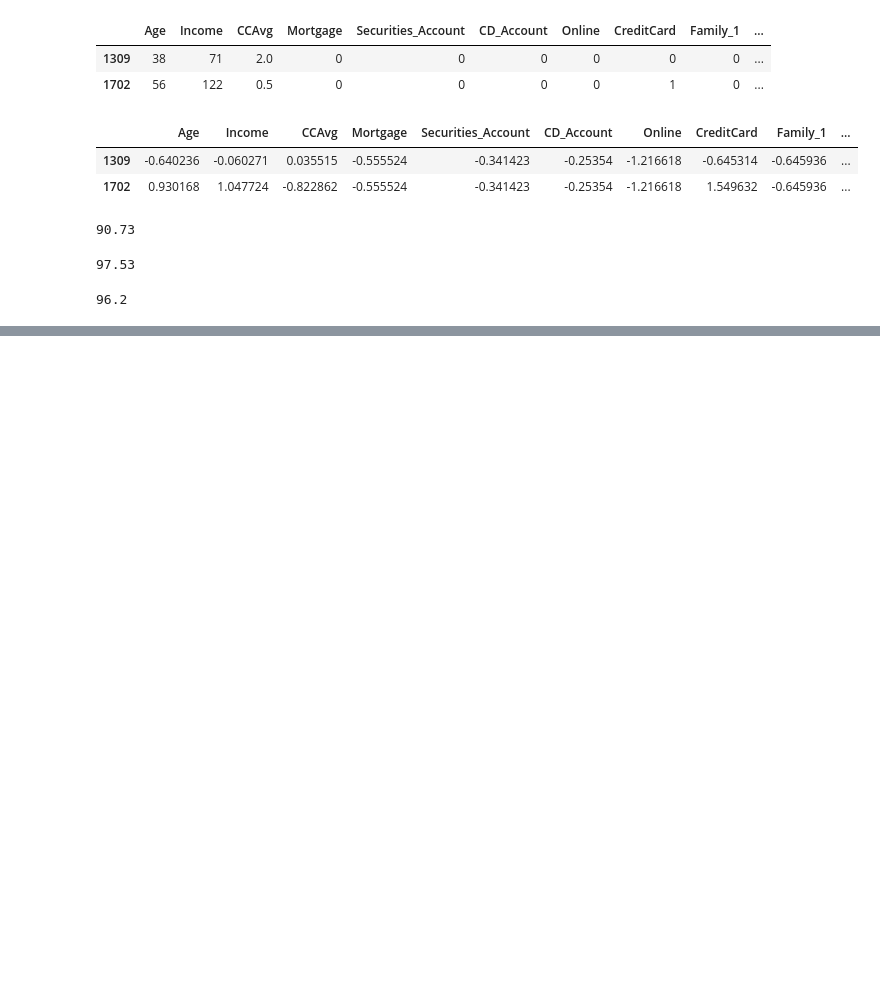
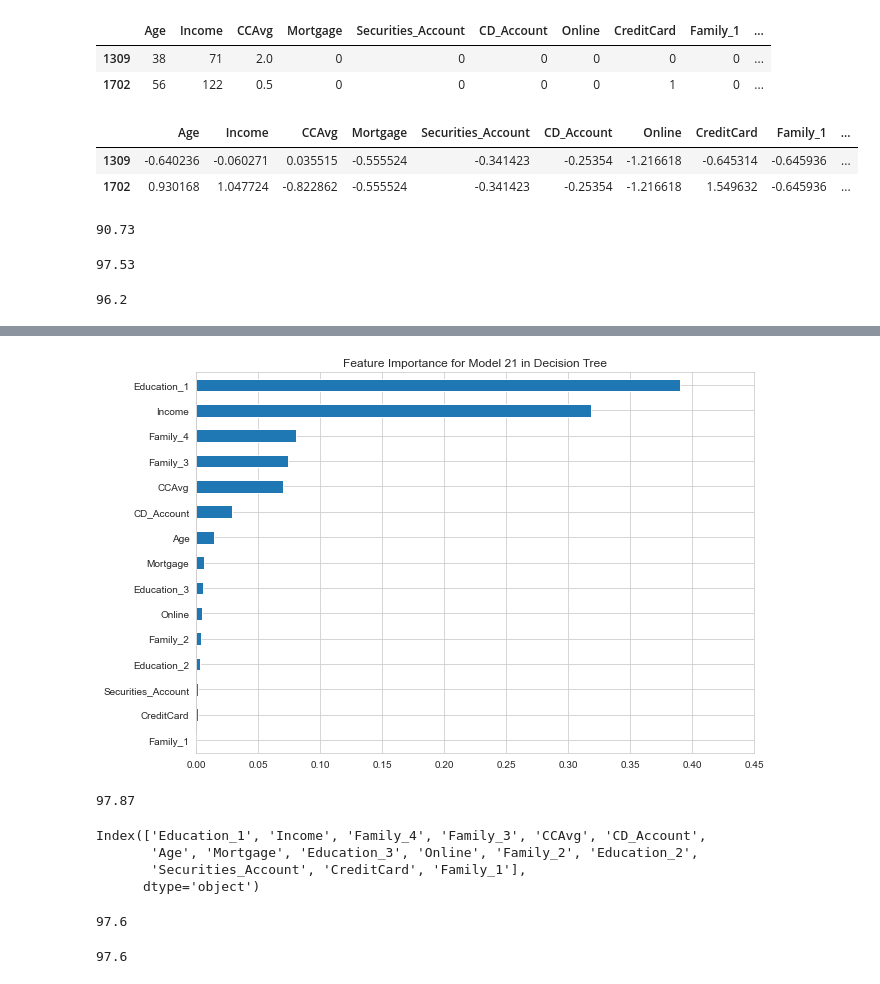
Before and after one commit to upflairs/230821ML01, a Jupyter notebook: dayMLAI002.ipynb, the cells around one changed output, grey strips where cells are left out. Saved outputs shown, nothing was run; the diff lists cells and outputs as text; code cells hidden in the pictures; blank space fills up the shorter version.

```diff
--- a/dayMLAI002.ipynb
+++ b/dayMLAI002.ipynb
@@ -494,0 +522,34 @@ model_svm_grid = grid.best_estimator_
+# %%
+plt.figure(figsize = (10,7))
+pd.Series(model_dt_21.feature_importances_, index=feats21).sort_values().plot.barh()
+plt.xticks(np.arange(0,0.5,0.05))
+plt.title('Feature Importance for Model 21 in Decision Tree')
+plt.show()
+# %% [output]
+[figure, added]
+# %%
+model_dt_11 = DecisionTreeClassifier().fit(xtrain1.drop(['Age','Experience','Mortgage','Online','CreditCard','Securities_Account'],axis=1),ytrain1)
+print(round(100*model_dt_11.score(xtest1.drop(['Age','Experience','Mortgage','Online','CreditCard','Securities_Account'],axis=1),ytest1),2))
+# %% [output]
+97.87
+# %%
+pd.Series(model_dt_2.feature_importances_, index=feats2).sort_values(ascending=False).index
+# %% [output]
+Index(['Education_1', 'Income', 'Family_4', 'Family_3', 'CCAvg', 'CD_Account',
+       'Age', 'Mortgage', 'Education_3', 'Online', 'Family_2', 'Education_2',
+       'Securities_Account', 'CreditCard', 'Family_1'],
+      dtype='object')
+# %%
+model_dt_2_1 = DecisionTreeClassifier().fit(xtrain2.drop(['Age', 'Mortgage', 'Education_3', 'Online', 'Family_2', 'Education_2',
+       'Securities_Account', 'CreditCard', 'Family_1'],axis=1),ytrain2)
+print(round(100*model_dt_2_1.score(xtest2.drop(['Age', 'Mortgage', 'Education_3', 'Online', 'Family_2', 'Education_2',
+       'Securities_Account', 'CreditCard', 'Family_1'],axis=1),ytest2),2))
+# %% [output]
+97.6
+# %%
+model_dt_21_1 = DecisionTreeClassifier().fit(xtrain21.drop(['Age', 'Mortgage', 'Education_3', 'Online', 'Family_2', 'Education_2',
+       'Securities_Account', 'CreditCard', 'Family_1'],axis=1),ytrain21)
+print(round(100*model_dt_21_1.score(xtest21.drop(['Age', 'Mortgage', 'Education_3', 'Online', 'Family_2', 'Education_2',
+       'Securities_Account', 'CreditCard', 'Family_1'],axis=1),ytest21),2))
+# %% [output]
+97.6
```
Also changed, not shown: parts of 35 cells of this notebook.
